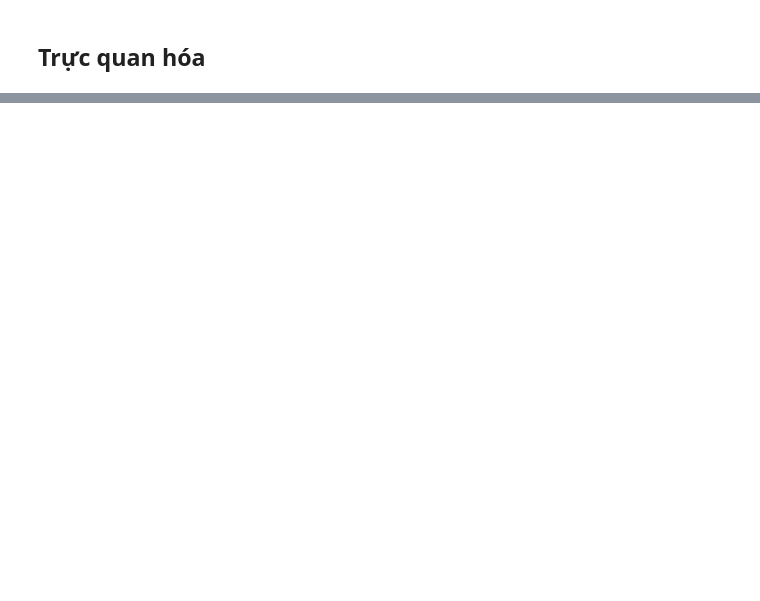
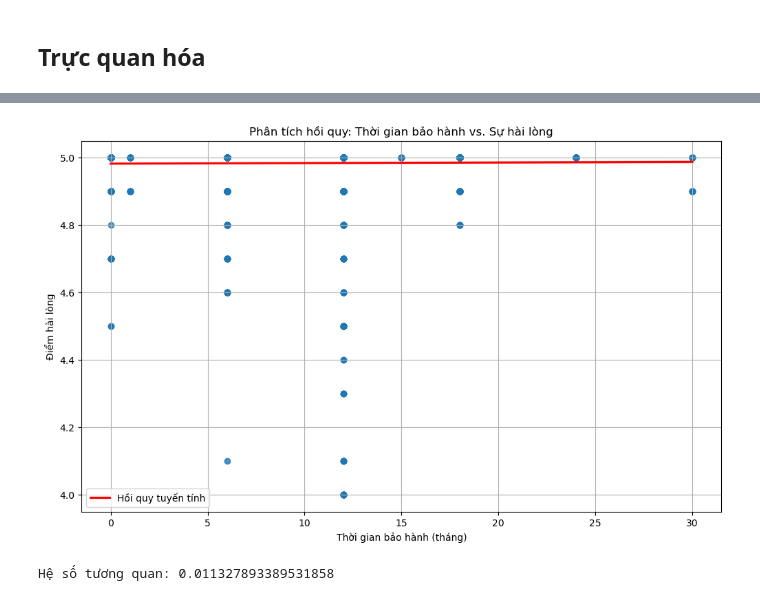
Before and after one commit to Yogurt01/G2_IntroToDataScience_CQ2022-21_Lab, a Jupyter notebook: notebooks/3.0-eda-22120017.ipynb, the cells around one changed output, grey strips where cells are left out. Cells and saved outputs as stored; diff of their text form; code cells hidden in the pictures; blank space fills up the shorter version.

```diff
--- a/notebooks/3.0-eda-22120017.ipynb
+++ b/notebooks/3.0-eda-22120017.ipynb
@@ -193 +214,17 @@ Hệ số tương quan: 0.014617309719820394
 - Biểu đồ đường cho thấy các điểm hài lòng dao động nhẹ ở các mức thời gian bảo hành khác nhau không có xu hướng răng hay giảm rõ ràng. Có thể là do thời gian bảo hành không phải là yếu tổ then chốt đến điểm hài lòng của khác hàng
+# %%
+# Vẽ biểu đồ hồi quy
+plt.figure(figsize=(12, 7))
+sns.regplot(x='thoi_gian_bao_hanh', y='danh_gia', data=df, line_kws={'color': 'red', 'label': 'Hồi quy tuyến tính'})
+plt.title('Phân tích hồi quy: Thời gian bảo hành vs. Sự hài lòng')
+plt.xlabel('Thời gian bảo hành (tháng)')
+plt.ylabel('Điểm hài lòng')
+plt.legend()
+plt.grid()
+plt.show()
+
+correlation = data['thoi_gian_bao_hanh'].corr(data['danh_gia'])
+print(f'Hệ số tương quan: {correlation}')
+# %% [output]
+[figure, added]
+Hệ số tương quan: 0.011327893389531858
```
Also changed, not shown: parts of 19 cells of this notebook.
